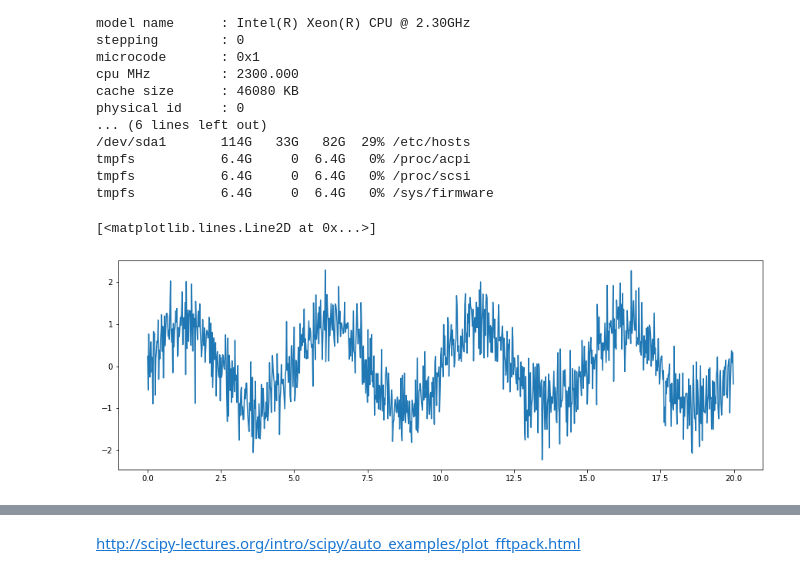
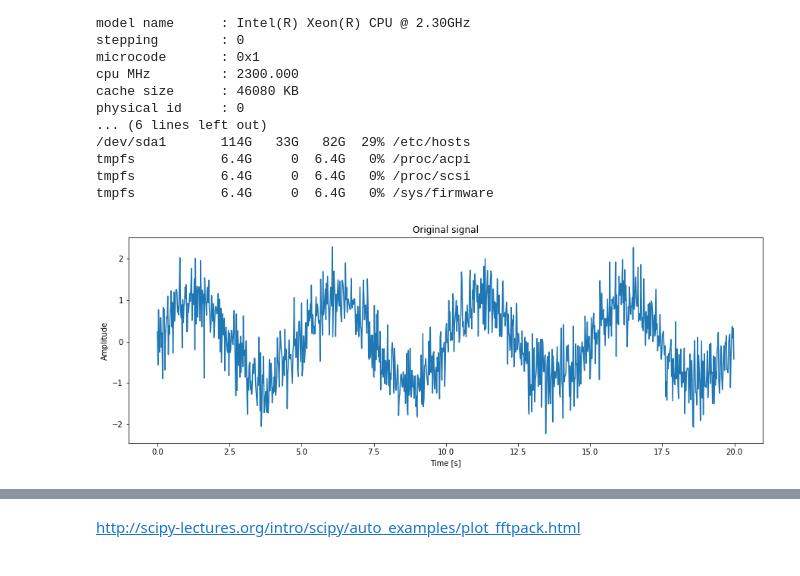
Before and after one commit to JeonghunLee/Colab_Audio_Simple, a Jupyter notebook: fft_for_filtering.ipynb, the cells around one changed output, grey strips where cells are left out. Drawn from its saved outputs; the diff is of its cells as text; code cells hidden in the pictures.

```diff
--- a/fft_for_filtering.ipynb
+++ b/fft_for_filtering.ipynb
@@ -30,21 +30,37 @@ tmpfs           6.4G     0  6.4G   0% /sys/firmware
 # %%
 import numpy as np
 from scipy import fftpack
 from matplotlib import pyplot as plt
 
 
 # Seed the random number generator
 np.random.seed(1234)
 
+# samplerate 1/0.02 = 550
 time_step = 0.02
+
+#
+# Frequency = 1/5 = 0.2 Hz
 period = 5.
 
+# seconds for sampling (0~20 Secs)
 time_vec = np.arange(0, 20, time_step)
-sig = (np.sin(2 * np.pi / period * time_vec)
-       + 0.5 * np.random.randn(time_vec.size))
+
+# noise rate 0.5
+noise_rate = 0.5
+
+# signal and noise with random
+sig = (np.sin(2 * np.pi / period * time_vec) + noise_rate * np.random.randn(time_vec.size))
 
 plt.figure(figsize=(15, 5))
-plt.plot(time_vec, sig, label='Original signal')
+plt.title(r"Original signal")
+# x: time_vec
+# y: sig
+#plt.plot(time_vec, sig, label='Original signal')
+plt.plot(time_vec, sig)
+
+plt.xlabel('Time [s]')
+plt.ylabel('Amplitude')
+plt.show()
 # %% [output]
-[<matplotlib.lines.Line2D at 0x...>]
-[figure, old version]
+[figure, new version]
```
Also changed, not shown: parts of 4 cells of this notebook.
